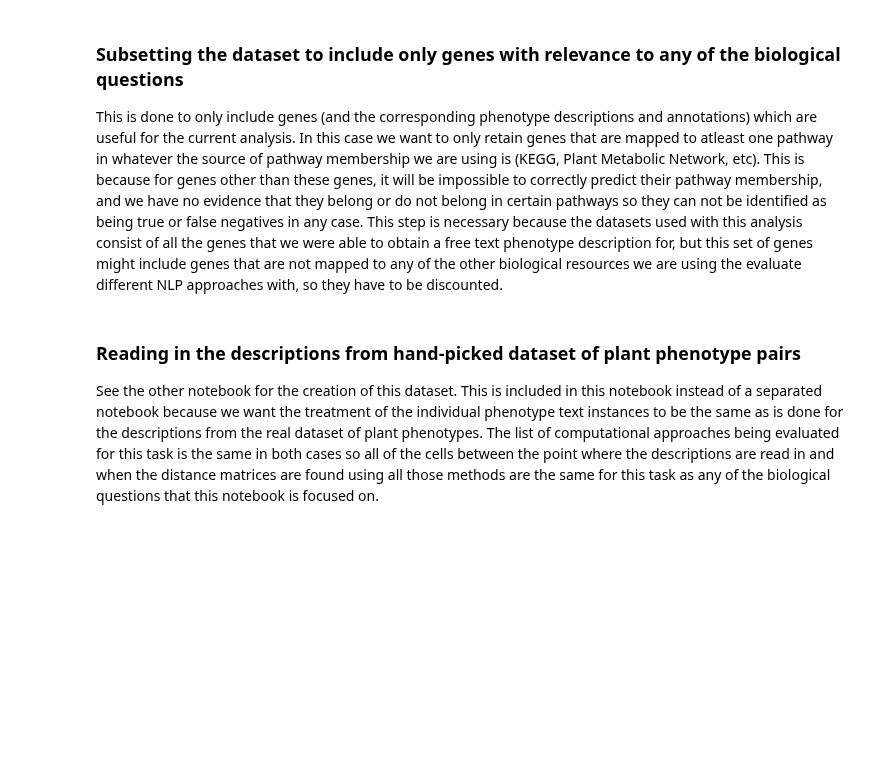
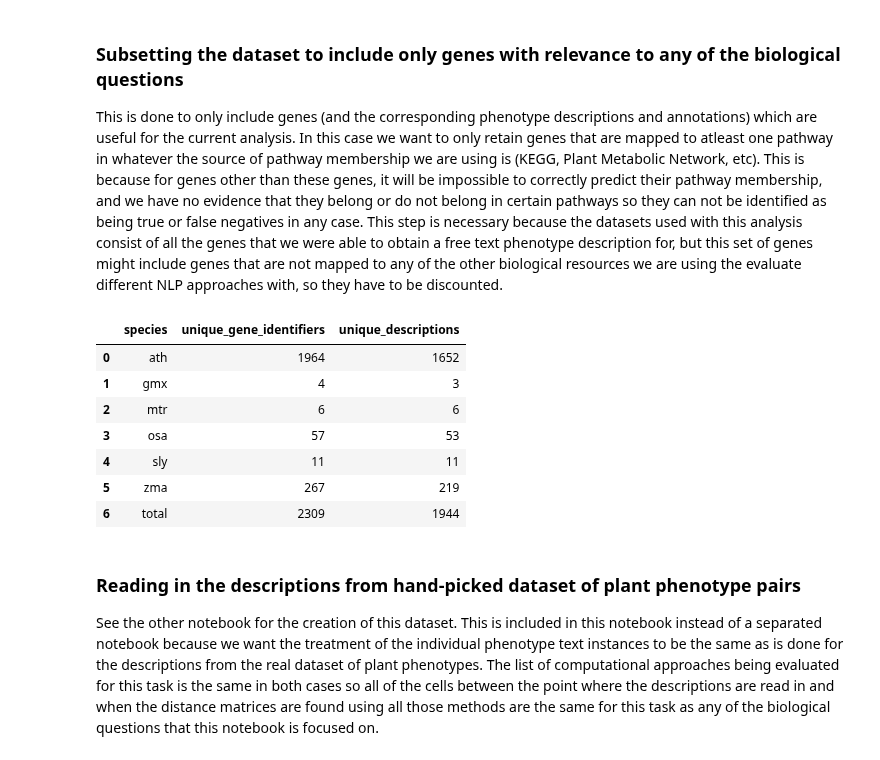
Before and after one commit to irbraun/plant-phenotypes-nlp, a Jupyter notebook: notebooks/Analysis.ipynb, the cells around one changed output. Saved outputs shown, nothing was run; the diff lists cells and outputs as text; code cells hidden in the pictures; blank space fills up the shorter version.

```diff
--- a/notebooks/Analysis.ipynb
+++ b/notebooks/Analysis.ipynb
@@ -475,9 +506,18 @@ ids_with_all_annotations = list(set(flatten([
     ow_edgelist.ids
 ])))
 # %%
-#dataset.filter_with_ids(ids_with_any_mapping)
-dataset.filter_random_k(4000)
+dataset.filter_with_ids(ids_with_any_mapping)
+#dataset.filter_random_k(4000)
 dataset.describe()
+# %% [output]
+|  | species | unique_gene_identifiers | unique_descriptions |
+| 0 | ath | 1964 | 1652 |
+| 1 | gmx | 4 | 3 |
+| 2 | mtr | 6 | 6 |
+| 3 | osa | 57 | 53 |
+| 4 | sly | 11 | 11 |
+| 5 | zma | 267 | 219 |
+| 6 | total | 2309 | 1944 |
 # %% [markdown]
 <a id="phenotype_pairs"></a>
 ### Reading in the descriptions from hand-picked dataset of plant phenotype pairs
```
Also changed, not shown: parts of 16 cells of this notebook, 4 other files.
